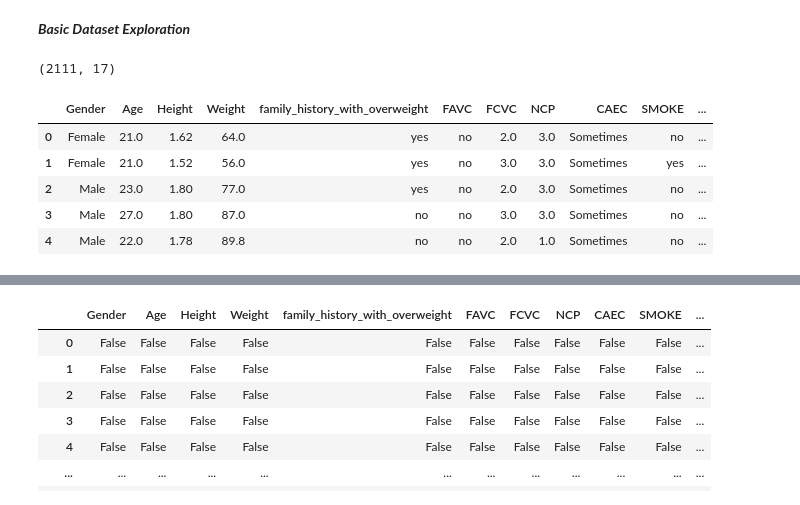
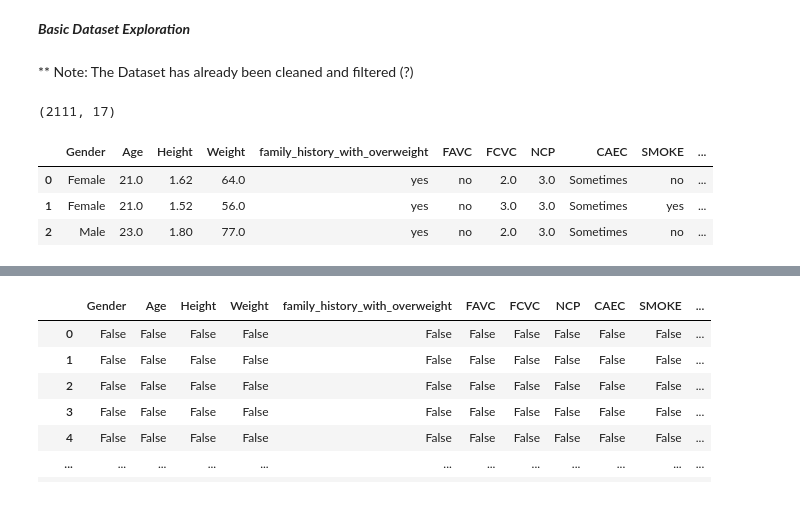
Before and after one commit to joliebao/TCS-Data-Science-Obesity, a Jupyter notebook: TCS_DataScience_Obesity.ipynb, the cells around one changed output, grey strips where cells are left out. Saved outputs shown, nothing was run; the diff lists cells and outputs as text; code cells hidden in the pictures.

```diff
--- a/TCS_DataScience_Obesity.ipynb
+++ b/TCS_DataScience_Obesity.ipynb
@@ -80,18 +127,18 @@ df = pd.read_csv(url)
 # %% [markdown]
 ***Basic Dataset Exploration***
+# %% [markdown]
+** Note: The Dataset has already been cleaned and filtered (?)
 # %%
 df.shape            # 17 categories, 2111 entries
 # %% [output]
 (2111, 17)
 # %%
-df.head()
+df.head(3)
 # %% [output]
 |  | Gender | Age | Height | Weight | family_history_with_overweight | FAVC | FCVC | NCP | CAEC | SMOKE | ... |
 | 0 | Female | 21.0 | 1.62 | 64.0 | yes | no | 2.0 | 3.0 | Sometimes | no | ... |
 | 1 | Female | 21.0 | 1.52 | 56.0 | yes | no | 3.0 | 3.0 | Sometimes | yes | ... |
 | 2 | Male | 23.0 | 1.80 | 77.0 | yes | no | 2.0 | 3.0 | Sometimes | no | ... |
-| 3 | Male | 27.0 | 1.80 | 87.0 | no | no | 3.0 | 3.0 | Sometimes | no | ... |
-| 4 | Male | 22.0 | 1.78 | 89.8 | no | no | 2.0 | 1.0 | Sometimes | no | ... |
 # %%
 df.info()         # all filled out! (all non-null)
 # %% [output]
```
Also changed, not shown: parts of 19 cells of this notebook.
